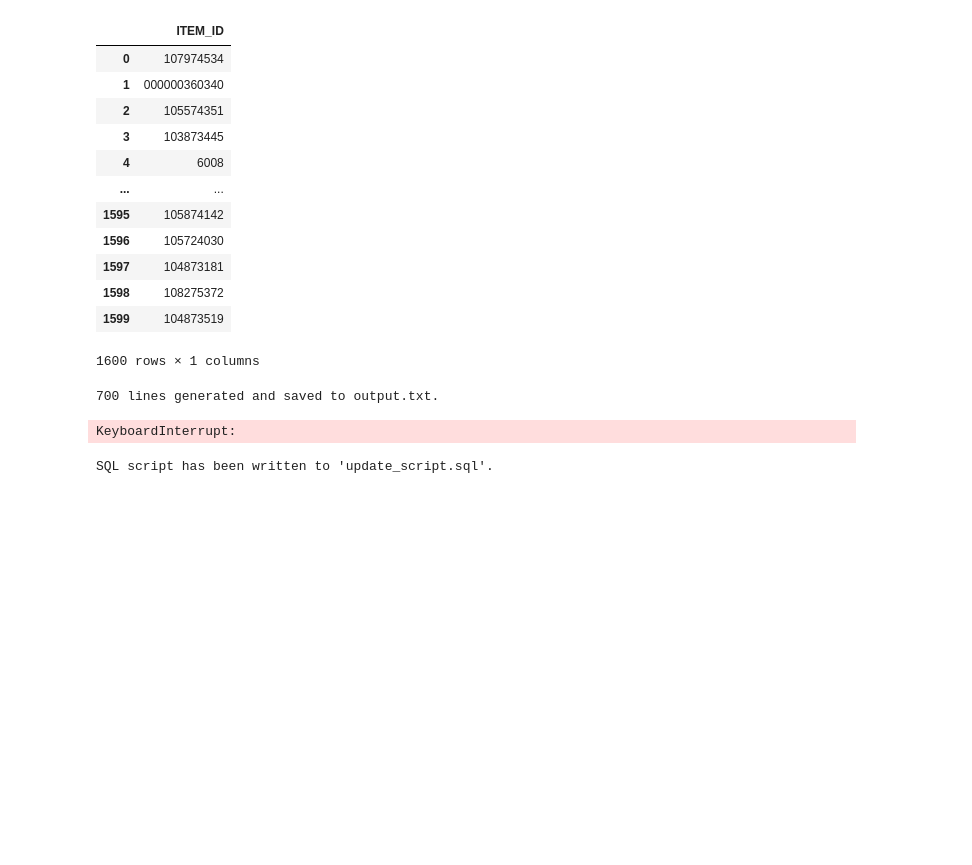
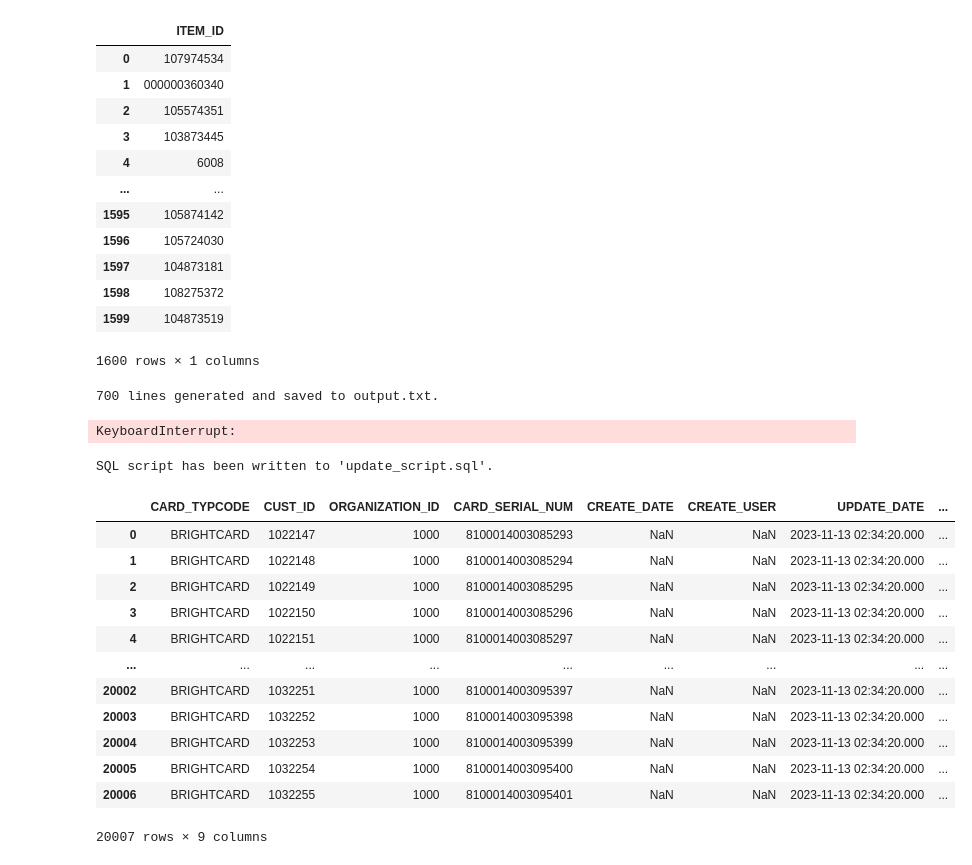
Before and after one commit to TrieuPH/python, a Jupyter notebook: Python/automation/auto.ipynb, the cells around one changed output. Saved outputs shown, nothing was run; the diff lists cells and outputs as text; code cells hidden in the pictures; blank space fills up the shorter version.

```diff
--- a/Python/automation/auto.ipynb
+++ b/Python/automation/auto.ipynb
@@ -496,3 +496,26 @@ for i in range(num_files):
 
     # Change the modified time of the file
     os.utime(os.path.join(directory, f'example_new_{i}.txt'), (timestamp_days_ago, timestamp_days_ago))
+# %%
+# load dummy data to dataframe C:\Users\trieu.pham\Downloads\pool.customer.txt.csv
+
+import pandas as pd
+
+# Load the data from the CSV file
+df = pd.read_csv('C:/Users/trieu.pham/Downloads/pool.customer.txt.csv')
+
+df
+# %% [output]
+|  | CARD_TYPCODE | CUST_ID | ORGANIZATION_ID | CARD_SERIAL_NUM | CREATE_DATE | CREATE_USER | UPDATE_DATE | ... |
+| 0 | BRIGHTCARD | 1022147 | 1000 | 8100014003085293 | NaN | NaN | 2023-11-13 02:34:20.000 | ... |
+| 1 | BRIGHTCARD | 1022148 | 1000 | 8100014003085294 | NaN | NaN | 2023-11-13 02:34:20.000 | ... |
+| 2 | BRIGHTCARD | 1022149 | 1000 | 8100014003085295 | NaN | NaN | 2023-11-13 02:34:20.000 | ... |
+| 3 | BRIGHTCARD | 1022150 | 1000 | 8100014003085296 | NaN | NaN | 2023-11-13 02:34:20.000 | ... |
+| 4 | BRIGHTCARD | 1022151 | 1000 | 8100014003085297 | NaN | NaN | 2023-11-13 02:34:20.000 | ... |
+| ... | ... | ... | ... | ... | ... | ... | ... | ... |
+| 20002 | BRIGHTCARD | 1032251 | 1000 | 8100014003095397 | NaN | NaN | 2023-11-13 02:34:20.000 | ... |
+| 20003 | BRIGHTCARD | 1032252 | 1000 | 8100014003095398 | NaN | NaN | 2023-11-13 02:34:20.000 | ... |
+| 20004 | BRIGHTCARD | 1032253 | 1000 | 8100014003095399 | NaN | NaN | 2023-11-13 02:34:20.000 | ... |
+| 20005 | BRIGHTCARD | 1032254 | 1000 | 8100014003095400 | NaN | NaN | 2023-11-13 02:34:20.000 | ... |
+| 20006 | BRIGHTCARD | 1032255 | 1000 | 8100014003095401 | NaN | NaN | 2023-11-13 02:34:20.000 | ... |
+20007 rows × 9 columns
```
Also changed, not shown: parts of 4 cells of this notebook, 21 other files.
